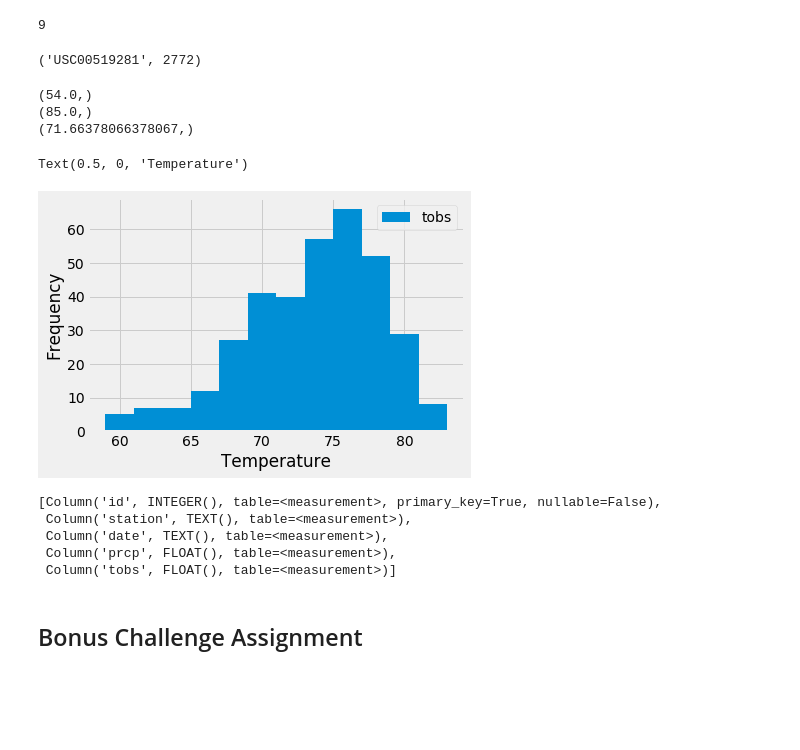
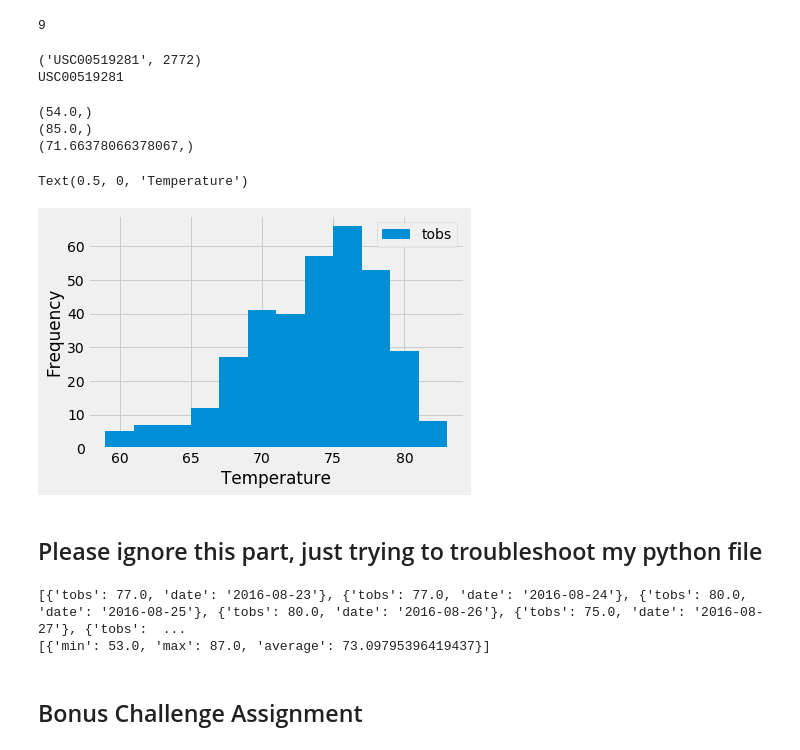
Before and after one commit to debrawu/sqlalchemy-challenge, a Jupyter notebook: climate_starter.ipynb, the cells around one changed output. Drawn from its saved outputs; the diff is of its cells as text; code cells hidden in the pictures; blank space fills up the shorter version.

```diff
--- a/climate_starter.ipynb
+++ b/climate_starter.ipynb
@@ -136,8 +139,13 @@ most_active =  session.query(Measurement.station, func.count(Measurement.station
                     order_by(func.count(Measurement.station).desc()).first()
 
 print(most_active)
+
+active_station = most_active[0]
+
+print(active_station)
 # %% [output]
 ('USC00519281', 2772)
+USC00519281
 # %%
 # Using the station id from the previous query, calculate
 Measurement.__table__.columns.values()
@@ -162,31 +170,57 @@ print(average_temp.first())
 # %%
 # Choose the station with the highest number of temperature observations.
 # Query the last 12 months of temperature observation data for this station and plot the results as a histogram
 Measurement.__table__.columns.values()
 
-stations = session.query(Measurement.date, Measurement.tobs).filter(Measurement.station=='USC00519281').filter(Measurement.date>aug_23_2016).all()
+stations = session.query(Measurement.date, Measurement.tobs).filter(Measurement.station==active_station).filter(Measurement.date>=aug_23_2016).all()
 # print(stations)
 
 # dates = [station[0] for station in stations]
 
 # tobs = [int(station[1]) for station in stations]
 
 # print(dates)
 most_active = pd.DataFrame(stations)
 most_active.plot(kind='hist', bins=12)
 plt.xlabel('Temperature')
 # %% [output]
 Text(0.5, 0, 'Temperature')
-[figure, old version]
+[figure, new version]
-# %%
-Station.__table__.columns.values()
-Measurement.__table__.columns.values()
-# %% [output]
-[Column('id', INTEGER(), table=<measurement>, primary_key=True, nullable=False),
- Column('station', TEXT(), table=<measurement>),
- Column('date', TEXT(), table=<measurement>),
- Column('prcp', FLOAT(), table=<measurement>),
- Column('tobs', FLOAT(), table=<measurement>)]
+# %% [markdown]
+## Please ignore this part, just trying to troubleshoot my python file
+# %%
+Station.__table__.columns.values()
+Measurement.__table__.columns.values()
+
+results = session.query(Measurement.tobs, Measurement.date).filter(Measurement.date >= '2016-08-23').filter(Measurement.station == 'USC00519281').order_by(Measurement.date).all()
+
+session.close()
+
+tobs = []
+for result in results:
+    column = {}
+    column["tobs"] = result.tobs
+    column["date"] = result.date
+    tobs.append(column)
+
+print(tobs)
+
+session = Session(engine)
+results = session.query(func.min(Measurement.tobs).label('min'), func.max(Measurement.tobs).label('max'), func.avg(Measurement.tobs).label('average')).filter(Measurement.date >= 2016-8-23).all()
+session.close()
+
+temp_stats_start = []
+for result in results:
+    column = {}
+    column['min'] = result.min
+    column['max'] = result.max
+    column['average'] = result.average
+    temp_stats_start.append(column)
+
+print(temp_stats_start)
+# %% [output]
+[{'tobs': 77.0, 'date': '2016-08-23'}, {'tobs': 77.0, 'date': '2016-08-24'}, {'tobs': 80.0, 'date': '2016-08-25'}, {'tobs': 80.0, 'date': '2016-08-26'}, {'tobs': 75.0, 'date': '2016-08-27'}, {'tobs':  ...
+[{'min': 53.0, 'max': 87.0, 'average': 73.09795396419437}]
 # %% [markdown]
 ## Bonus Challenge Assignment
 # %%
```
Also changed, not shown: parts of 4 cells of this notebook, 1 other file.
